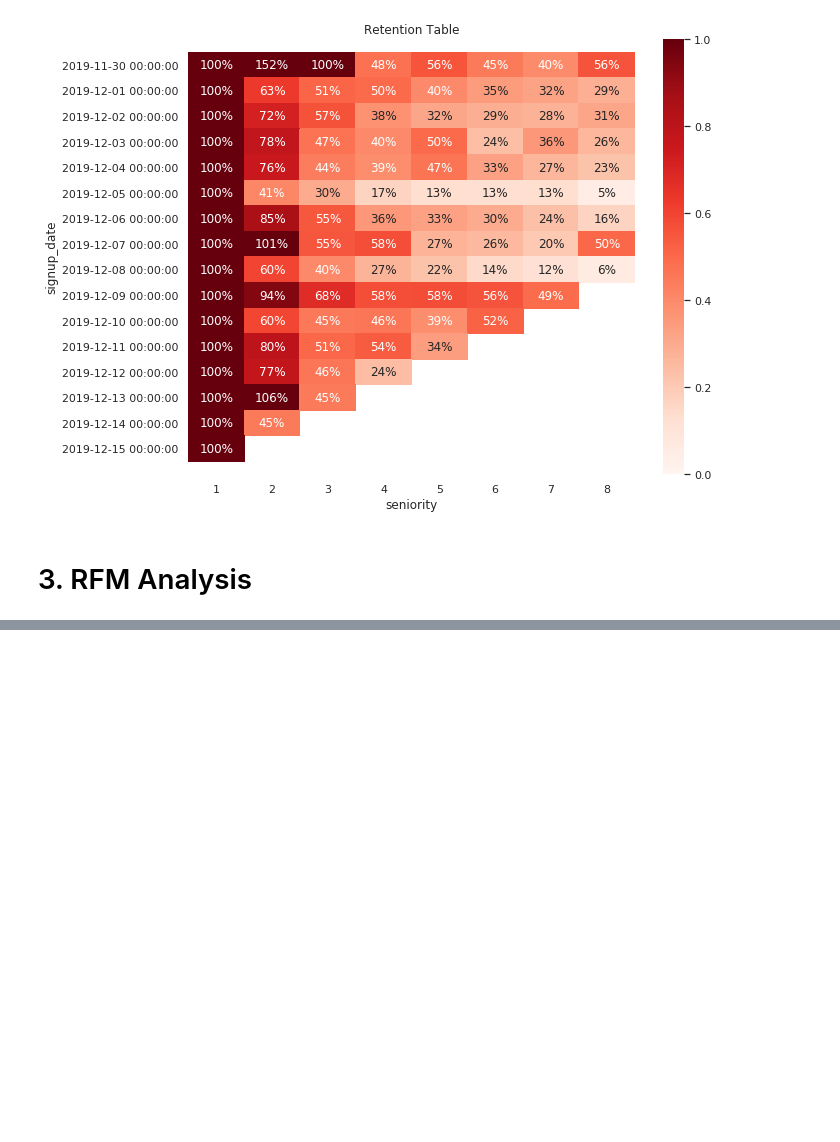
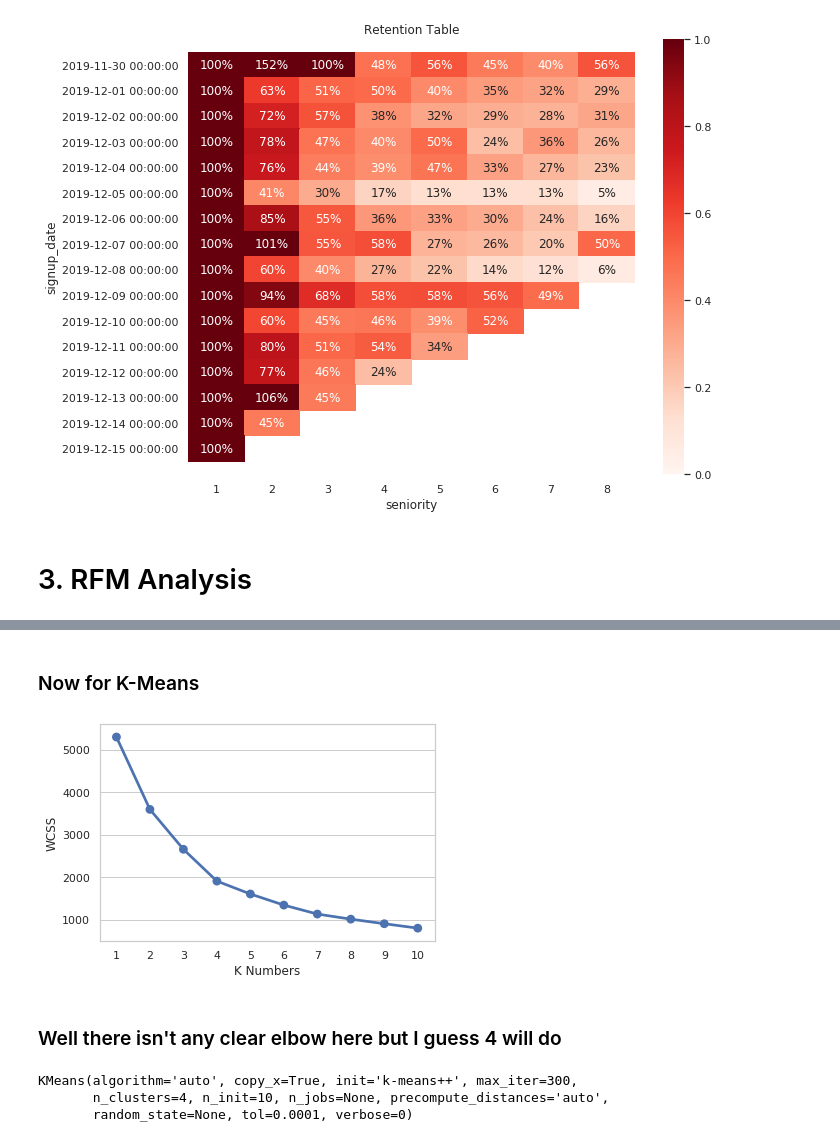
Before and after one commit to sodaliAyran/churn-prediction-mulakat, a Jupyter notebook: Report.ipynb, the cells around one changed output, grey strips where cells are left out. Cells and saved outputs as stored; diff of their text form; code cells hidden in the pictures; blank space fills up the shorter version.

```diff
--- a/Report.ipynb
+++ b/Report.ipynb
@@ -290,0 +335,9 @@ y
+# %%
+df_rfm['r_quartile'] = df_rfm['r_quartile'].astype(int)
+df_rfm['f_quartile'] = df_rfm['r_quartile'].astype(int)
+df_rfm['m_quartile'] = df_rfm['r_quartile'].astype(int)
+# %%
+df_rfm['RFM_Segment'] = df_rfm.r_quartile.astype(str)+ df_rfm.f_quartile.astype(str) + df_rfm.m_quartile.astype(str)
+df_rfm['RFM_Score'] = df_rfm[['r_quartile', 'f_quartile', 'm_quartile']].sum(axis = 1)
+
+df_rfm.head()
@@ -290,0 +351,31 @@ y
+# %% [markdown]
+### Now for K-Means
+# %%
+from sklearn.preprocessing import StandardScaler
+from sklearn.cluster import KMeans
+df_rfm_k_means = df_rfm.drop(columns=["user_id", "m_quartile", "f_quartile", "r_quartile", "RFM_Score", "RFM_Segment"])
+scaler = StandardScaler()
+# %%
+df_rfm_k_means = scaler.fit_transform(df_rfm_k_means)
+# %%
+wcss = {}
+for k in range(1, 11):
+    kmeans = KMeans(n_clusters= k, init= 'k-means++', max_iter= 300)
+    kmeans.fit(df_rfm_k_means)
+    wcss[k] = kmeans.inertia_
+# plot the WCSS values
+sns.pointplot(x = list(wcss.keys()), y = list(wcss.values()))
+plt.xlabel('K Numbers')
+plt.ylabel('WCSS')
+plt.show()
+# %% [output]
+[figure, added]
+# %% [markdown]
+### Well there isn't any clear elbow here but I guess 4 will do
+# %%
+kmeans = KMeans(n_clusters= 4, init= 'k-means++', max_iter= 300)
+kmeans.fit(df_rfm_k_means)
+# %% [output]
+KMeans(algorithm='auto', copy_x=True, init='k-means++', max_iter=300,
+       n_clusters=4, n_init=10, n_jobs=None, precompute_distances='auto',
+       random_state=None, tol=0.0001, verbose=0)
```
Also changed, not shown: parts of 39 cells of this notebook.
